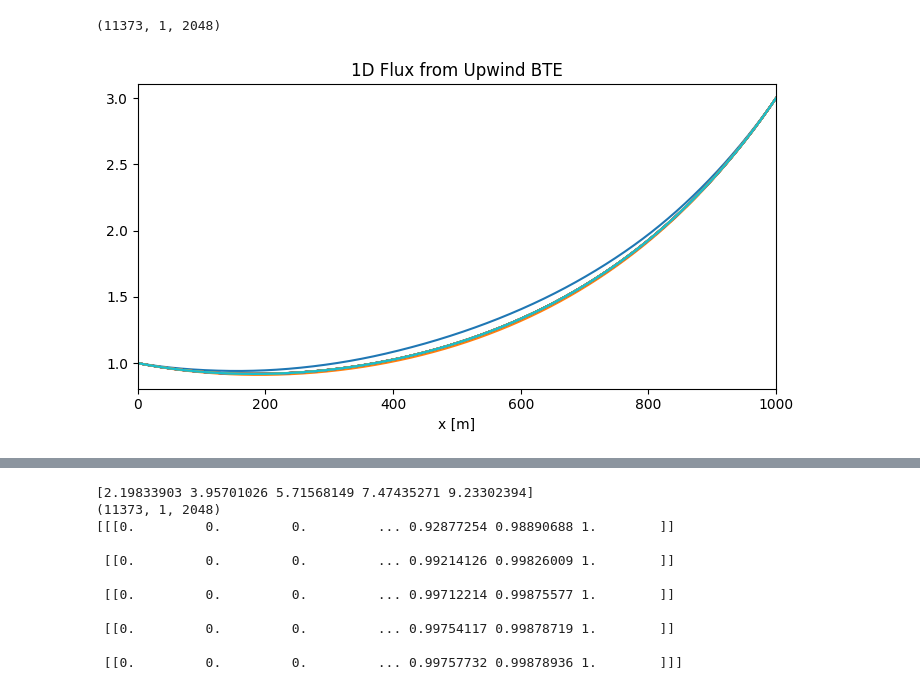
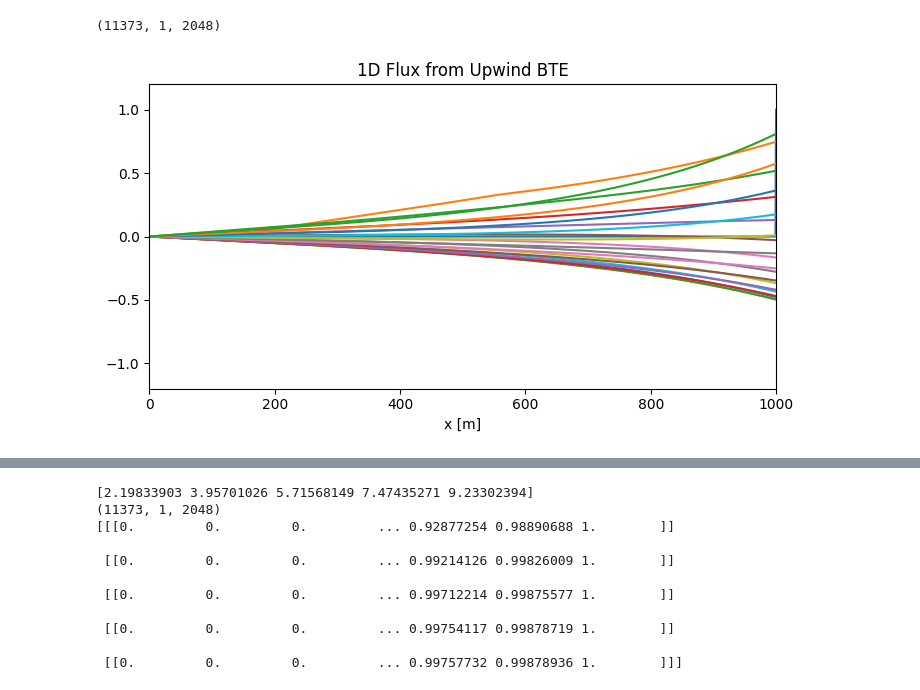
Before and after one commit to EricPgh/heatlearn, a Jupyter notebook: bte_1d_fluxboundary.ipynb, the cells around one changed output, grey strips where cells are left out. Cells and saved outputs as stored; diff of their text form; code cells hidden in the pictures.

```diff
--- a/bte_1d_fluxboundary.ipynb
+++ b/bte_1d_fluxboundary.ipynb
@@ -1,28 +1,28 @@
 # %%
 import pickle
 import numpy as np
 L=1e-3
 Nx=2048
 x = np.linspace(0.0, L, Nx)
-with open("bte_1d_flux_center.pkl", "rb") as f:
+with open("bte_1d_flux_deg2_right1.0.pkl", "rb") as f:
     ts, Tsnaps, flux = pickle.load(f)
 print(flux.shape)
 Nt,d,Nx=flux.shape
 if True:#try:
     import matplotlib.pyplot as plt
     import matplotlib as mpl
     mpl.rcParams.update({"figure.figsize": (7, 4)})
-    for Ts in flux[1000:11000:500]: #Tsnaps:#[np.array([1,6,-1])]:
+    for Ts in flux[0:len(Tsnaps):500]: #Tsnaps:#[np.array([1,6,-1])]:
         plt.plot(x * 1e6, Ts.T)#, label="?(x, t_final)")
     plt.xlabel("x [m]")
     #plt.ylabel("temperature perturbation ? [K]")
     plt.title("1D Flux from Upwind BTE")
     #plt.legend()
     plt.tight_layout()
     plt.xlim(0,1000)
-    #plt.ylim(0,1e8)
+    plt.ylim(-1.2,1.2)
     #plt.savefig('bte_temps.png')
     plt.show()
 # %% [output]
 (11373, 1, 2048)
-[figure, old version]
+[figure, new version]
```
Also changed, not shown: parts of 5 cells of this notebook, 4 other files.
